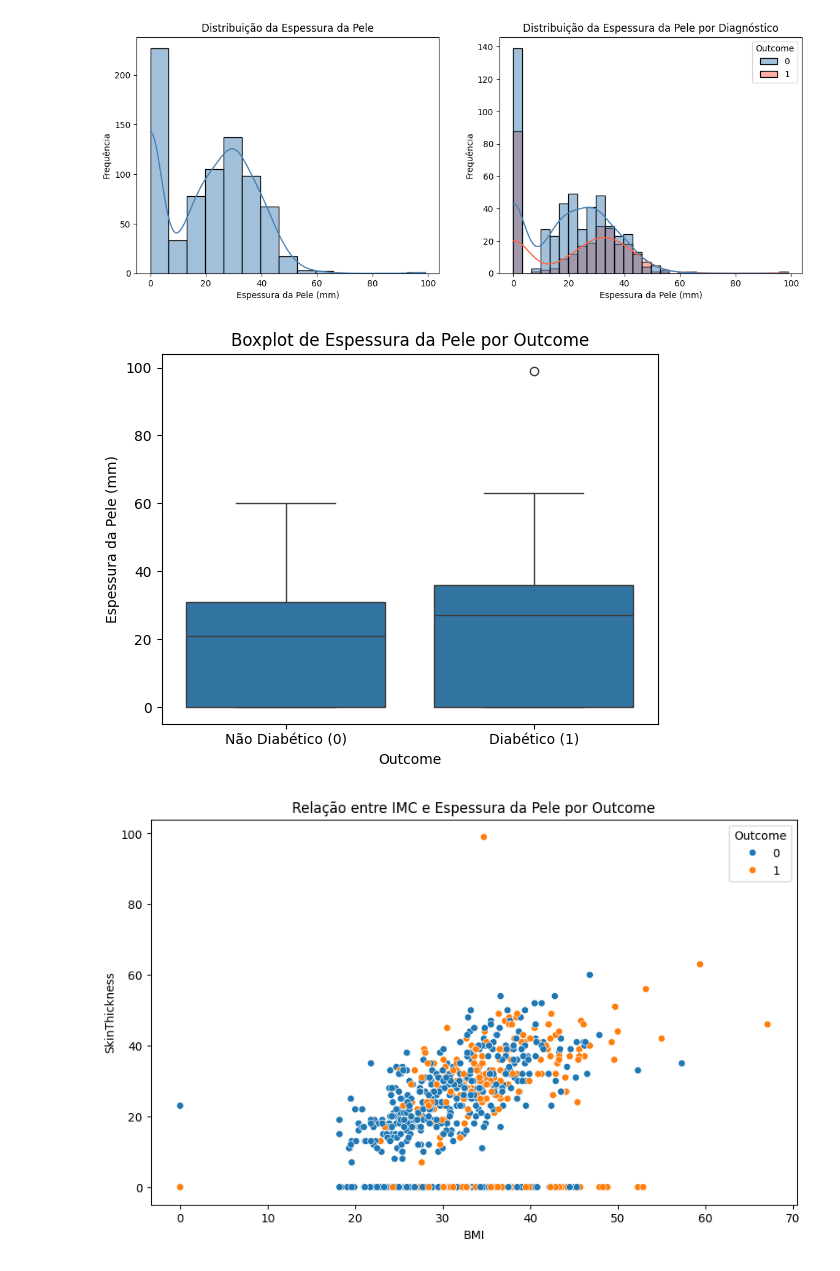
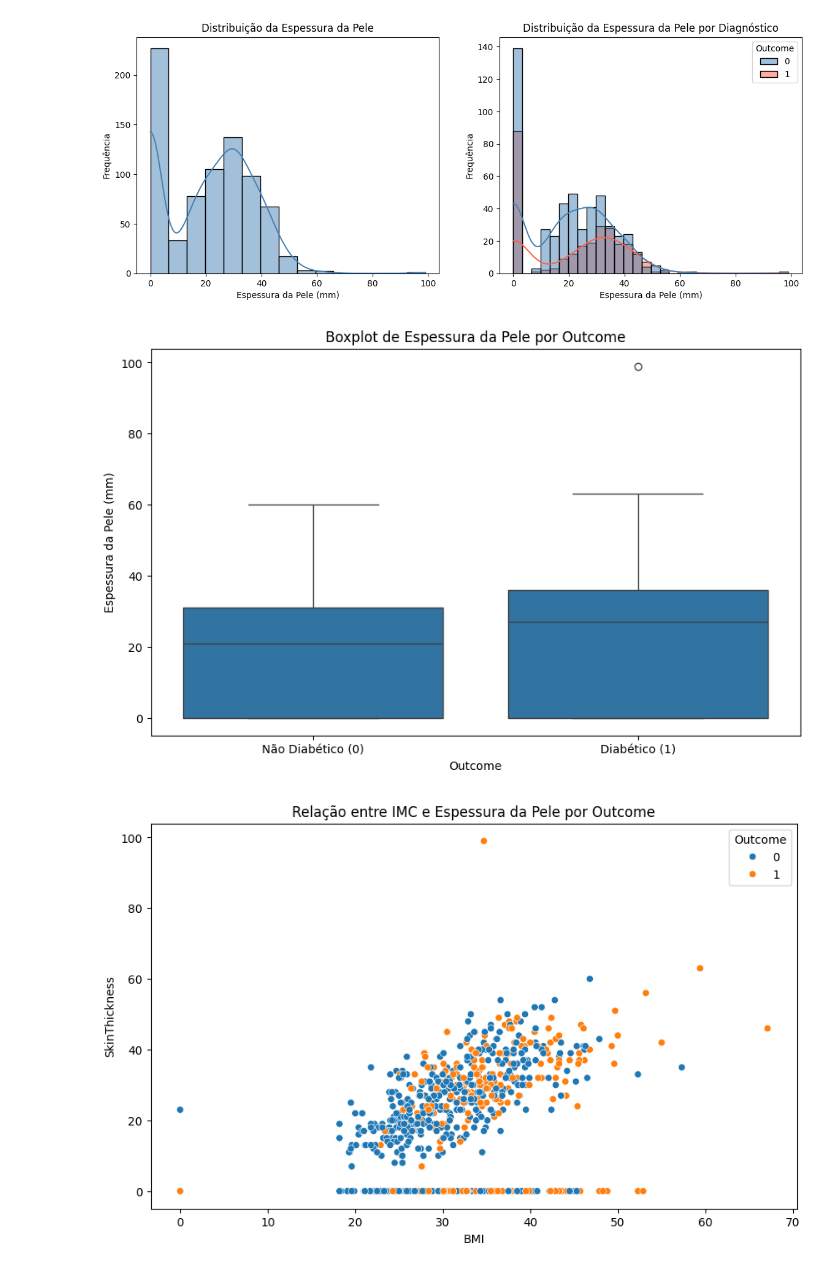
Before and after one commit to mparra137/FIAP_Fase1_TechChallenge, a Jupyter notebook: notebook/Diabetes_case_KnnImputer.ipynb, the cells around one changed output. Cells and saved outputs as stored; diff of their text form; code cells hidden in the pictures.

```diff
--- a/notebook/Diabetes_case_KnnImputer.ipynb
+++ b/notebook/Diabetes_case_KnnImputer.ipynb
@@ -426,15 +425,16 @@ plt.show()
 # %% [output]
 [figure]
 # %%
+plt.figure(figsize=(10, 6))
 sns.boxplot(x='Outcome', y='SkinThickness', data=dados)
 plt.title('Boxplot de Espessura da Pele por Outcome')
 plt.xlabel('Outcome')
 plt.ylabel('Espessura da Pele (mm)')
 plt.xticks(outcome, labels=labels)
 plt.savefig('../Graficos/boxplot_skinthickness.png', dpi=150, bbox_inches='tight')
 plt.show()
 # %% [output]
-[figure, old version]
+[figure, new version]
 # %%
 plt.figure(figsize=(10, 6))
 ax = sns.scatterplot(x='BMI', y='SkinThickness', hue='Outcome', data=dados)
```
Also changed, not shown: parts of 11 cells of this notebook, 4 other files.
